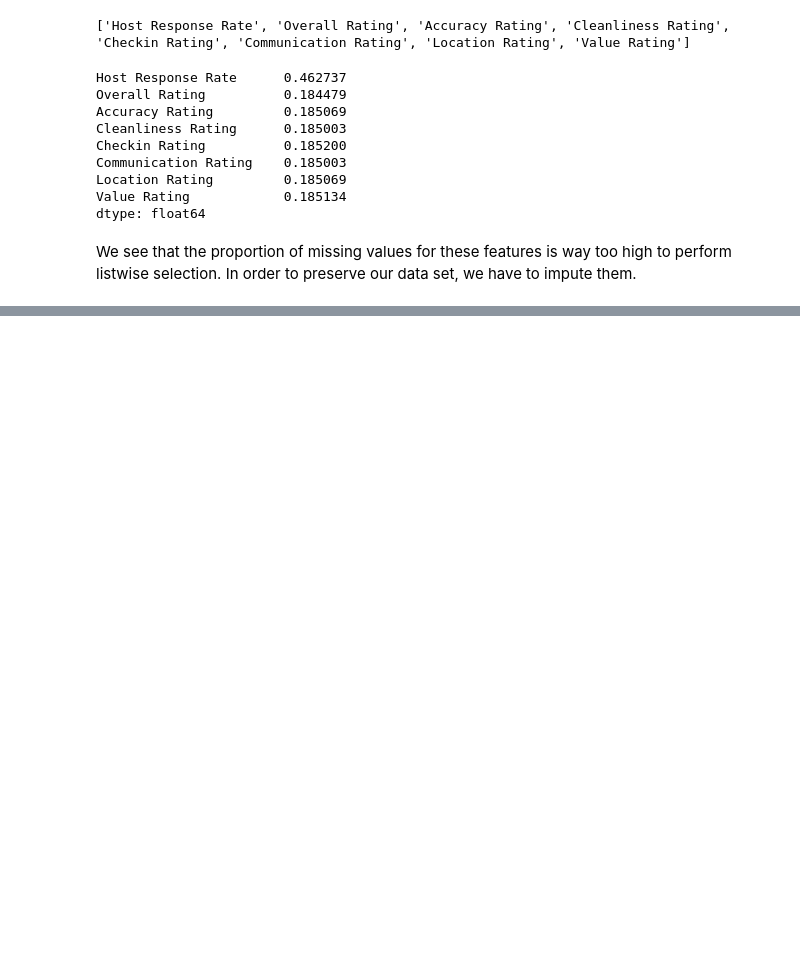
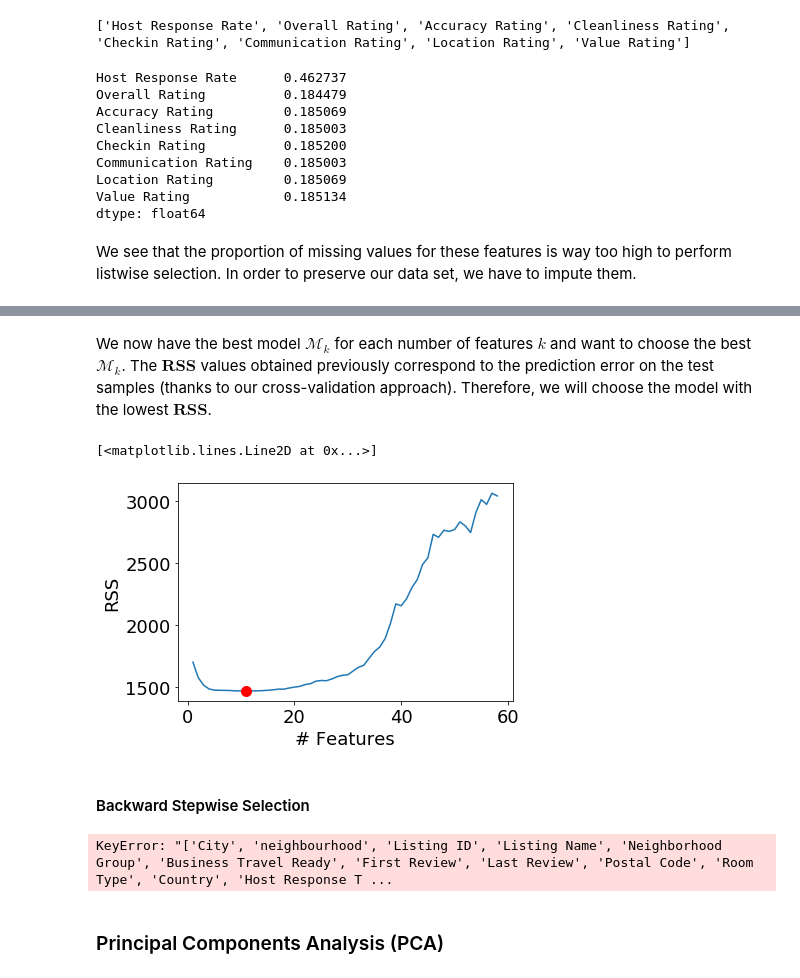
Before and after one commit to paulberard/airbnb-price-prediction-model, a Jupyter notebook: notebooks/paul/Airbnb-Price-Prediction-Paul.ipynb, the cells around one changed output, grey strips where cells are left out. Saved outputs shown, nothing was run; the diff lists cells and outputs as text; code cells hidden in the pictures; blank space fills up the shorter version.

Commit message:
Decision Tree

```diff
--- a/notebooks/paul/Airbnb-Price-Prediction-Paul.ipynb
+++ b/notebooks/paul/Airbnb-Price-Prediction-Paul.ipynb
@@ -259,0 +285,18 @@ We see that the proportion of missing values for these features is way too high
+# %%
+from sklearn import tree
+from sklearn import model_selection
+from sklearn.pipeline import Pipeline
+
+clf = tree.DecisionTreeRegressor().fit(X_train, y_train)
+kf_10 = model_selection.KFold(n_splits=10, shuffle=True, random_state=0)
+
+def processSubset(feature_set):
+
+    # Fit decision tree model on feature_set and calculate score
+    score = -1 * model_selection.cross_val_score(clf,
+                                                 X_train[list(feature_set)],
+                                                 y_train.ravel(),
+                                                 cv=kf_10,
+                                                 scoring='neg_mean_squared_error').mean()
+
+    return {"model": list(feature_set), "RSS": score}
@@ -259,0 +339,13 @@ We see that the proportion of missing values for these features is way too high
+# %%
+models_fwd = pd.DataFrame(columns=["model", "RSS"])
+
+tic = time.time()
+features = []
+
+for i in tqdm(range(1, len(data.columns))):  # len()+1 ???
+    models_fwd.loc[i] = forward(features)
+    features = models_fwd.loc[i]["model"]
+    print(features)
+
+toc = time.time()
+print("Total elapsed time:", (toc-tic), "seconds.")
@@ -259,0 +378,12 @@ We see that the proportion of missing values for these features is way too high
+# %% [markdown]
+We now have the best model $\mathcal{M}_k$ for each number of features $k$ and want to choose the best $\mathcal{M}_k$. The $\textbf{RSS}$ values obtained previously correspond to the prediction error on the test samples (thanks to our cross-validation approach). Therefore, we will choose the model with the lowest $\textbf{RSS}$.
+# %%
+import matplotlib.pyplot as plt
+
+plt.plot(models_fwd["RSS"])
+plt.xlabel('# Features')
+plt.ylabel('RSS')
+plt.plot(models_fwd["RSS"].idxmin(), models_fwd["RSS"].min(), "or")
+# %% [output]
+[<matplotlib.lines.Line2D at 0x...>]
+[figure, added]
@@ -259,0 +393,2 @@ We see that the proportion of missing values for these features is way too high
+# %% [markdown]
+#### Backward Stepwise Selection
@@ -259,0 +417,17 @@ We see that the proportion of missing values for these features is way too high
+# %%
+models_bwd = pd.DataFrame(columns=["model", "RSS"], index = range(1, len(data.columns)))
+
+tic = time.time()
+features = data.columns
+
+while(len(features) > 1):
+    models_bwd.loc[len(features)-1] = backward(features)
+    features = models_bwd.loc[len(features)-1]["model"]
+    print(features)
+
+toc = time.time()
+print("Total elapsed time:", (toc-tic), "seconds.")
+# %% [output]
+KeyError: "['City', 'neighbourhood', 'Listing ID', 'Listing Name', 'Neighborhood Group', 'Business Travel Ready', 'First Review', 'Last Review', 'Postal Code', 'Room Type', 'Country', 'Host Response T ...
+# %% [markdown]
+### Principal Components Analysis (PCA)
```
Also changed, not shown: parts of 32 cells of this notebook.
